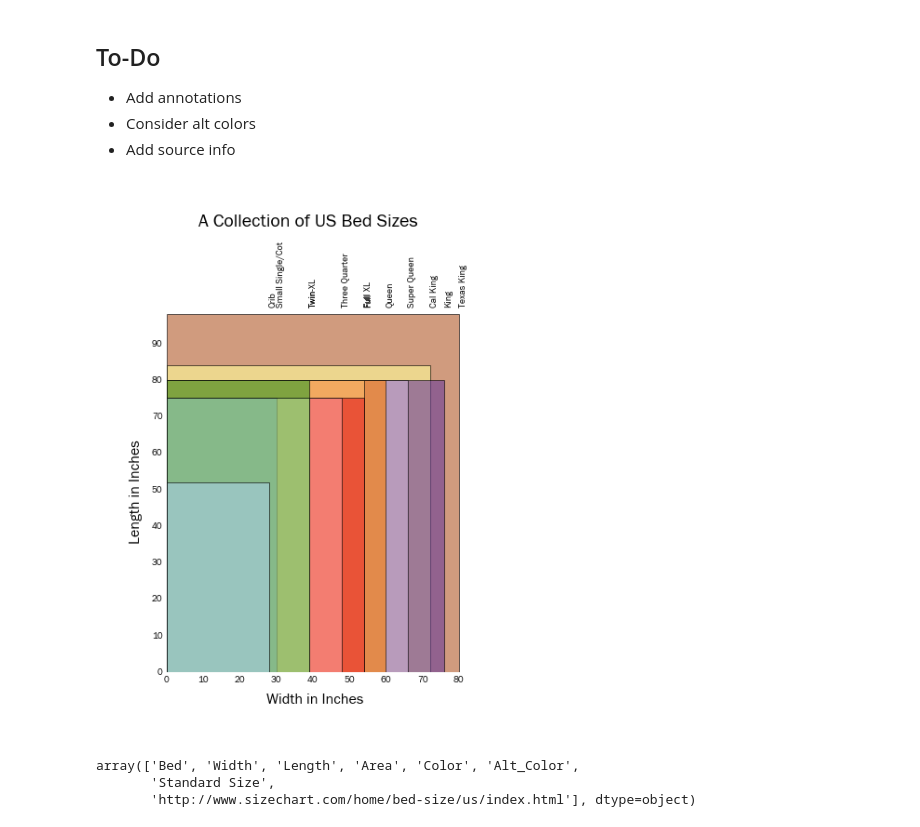
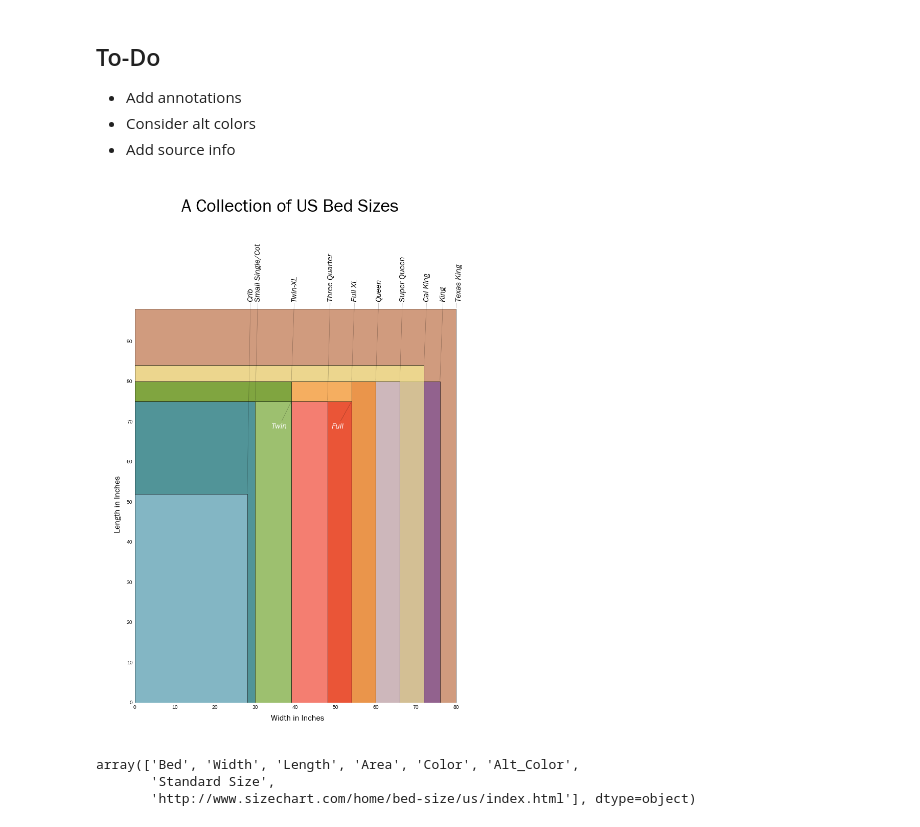
Before and after one commit to igotcharts/charts_and_more_charts, a Jupyter notebook: notebooks/Bed_Sizes.ipynb, the cells around one changed output. Drawn from its saved outputs; the diff is of its cells as text; code cells hidden in the pictures.

```diff
--- a/notebooks/Bed_Sizes.ipynb
+++ b/notebooks/Bed_Sizes.ipynb
@@ -8,4 +8,7 @@ beds = pd.read_csv('bed_size.csv')
 os.chdir(output)
 # %%
 #sort descending by Area
-beds.sort_values(by='Area',ascending=False,inplace=True)
+beds = beds.sort_values(by='Area',ascending=False).reset_index(drop=True)
+# %%
+bed_1 = [0,1,2,3,4,5,7,8,10,11]
+bed_2 = [6,9]
@@ -17,32 +36,43 @@ beds.sort_values(by='Area',ascending=False,inplace=True)
 # %%
 #Create chart
 
-fig = figure(figsize=(8,8))
+fig = figure(figsize=(16,16))
 
-fig.suptitle('A Collection of US Bed Sizes',fontsize=20)
+fig.suptitle('A Collection of US Bed Sizes',fontsize=36)
 
 ax = fig.add_subplot(111,aspect='equal')
 
 plt.subplots_adjust(top=.8)
 
 for item in range(len(beds)):
     ax.add_patch(patches.Rectangle((0,0),
                width=beds['Width'][item],edgecolor='black',
                height=beds['Length'][item],alpha=.6,facecolor=beds['Color'][item],zorder=beds.index[item]))
 
+for item in bed_1:
     ax.annotate(beds['Bed'][item],xy=(beds['Width'][item],beds['Length'][item]),
-                xytext=(beds['Width'][item],100),ha='left',va='bottom',rotation=90)
+            xytext=(beds['Width'][item],100),arrowprops=dict(arrowstyle="-",
+                            connectionstyle="arc3",alpha=.4,linewidth=.5),
+                ha='left',va='bottom',rotation=90,style='italic',zorder=10,fontsize=16)
+
+for item in (6,9):
+    ax.annotate(beds['Bed'][item],xy=(beds['Width'][item],beds['Length'][item]),fontsize=16,
+                arrowprops=dict(arrowstyle="-",connectionstyle="arc3",alpha=.4,linewidth=.5),
+    xytext=(beds['Width'][item]-5,68),
+                ha='left',va='bottom',rotation=0,style='italic',color='White',zorder=14)
+
+
 
 ax.set_xlim(0,beds['Width'].max()+1)
 ax.set_ylim(0,beds['Length'].max()+1)
 ax.xaxis.set_major_locator(mpl.ticker.MultipleLocator(10))
 ax.yaxis.set_major_locator(mpl.ticker.MultipleLocator(10))
 ax.set_xlabel('Width in Inches',fontsize=16)
 ax.set_ylabel('Length in Inches',fontsize=16)
 
 ax.grid(False)
 # %% [output]
-[figure, old version]
+[figure, new version]
 # %%
 beds.columns.values
 # %% [output]
```
Also changed, not shown: parts of 1 cell of this notebook.
